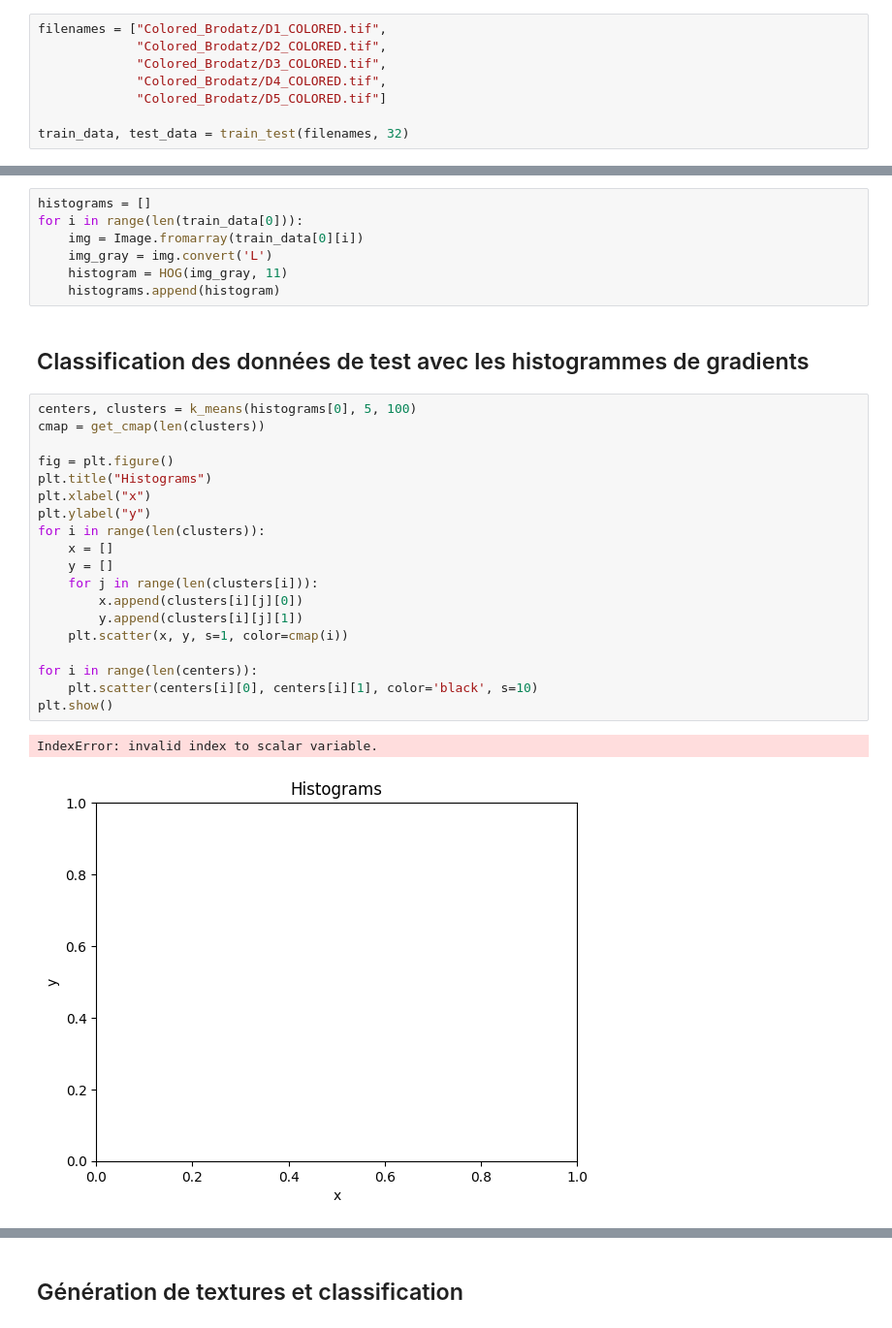
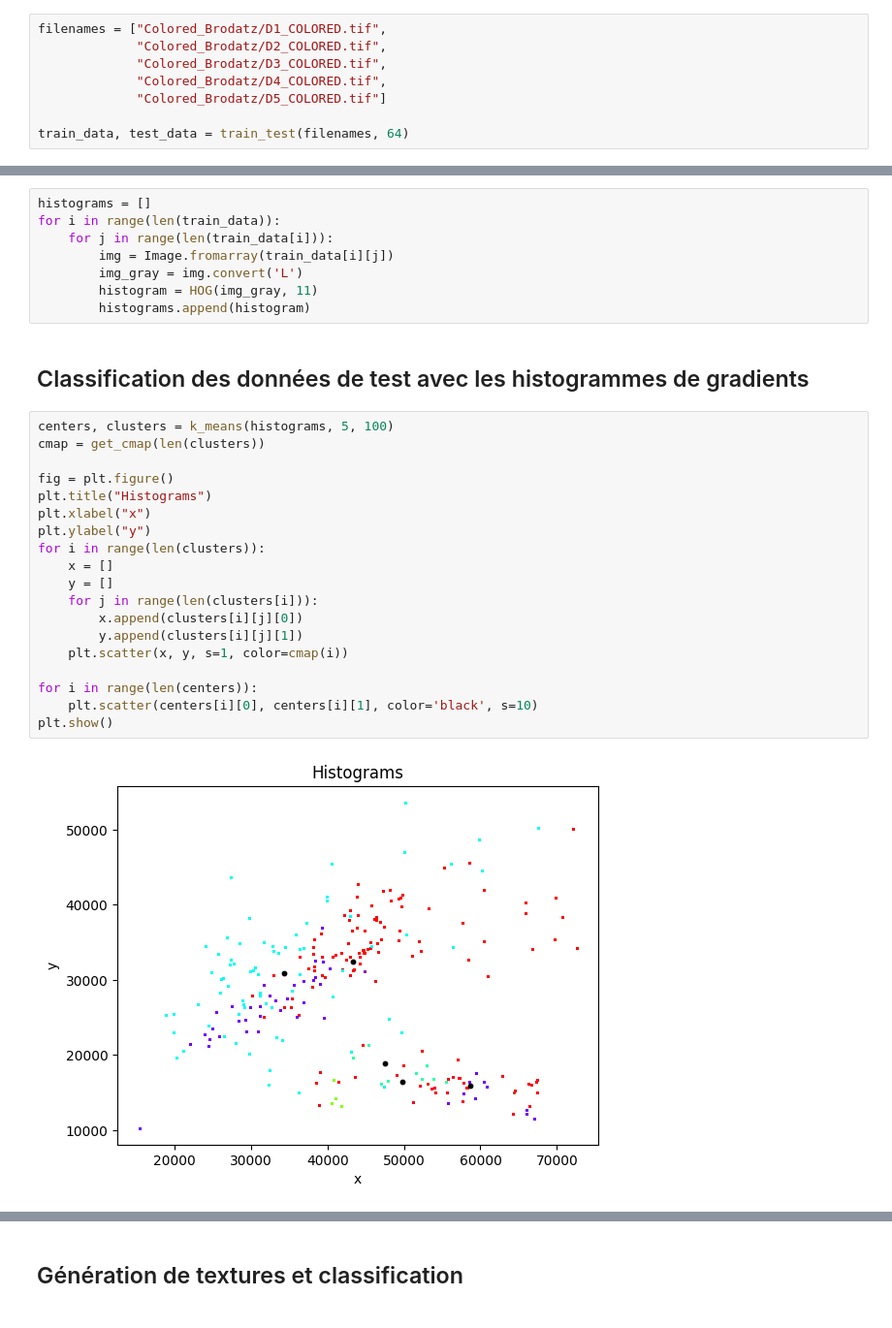
Before and after one commit to ljsp/Synthese-Classification-Textures, a Jupyter notebook: classification.ipynb, the cells around one changed output, grey strips where cells are left out. Shown at 97% size. Cells and saved outputs as stored; diff of their text form.

```diff
--- a/classification.ipynb
+++ b/classification.ipynb
@@ -195,7 +205,7 @@ filenames = ["Colored_Brodatz/D1_COLORED.tif",
              "Colored_Brodatz/D4_COLORED.tif",
              "Colored_Brodatz/D5_COLORED.tif"]
 
-train_data, test_data = train_test(filenames, 32)
+train_data, test_data = train_test(filenames, 64)
 # %% [markdown]
 ## Sauvegarde des patches (optionnel)
 # %%
@@ -230,33 +240,33 @@ plt.show()
 ## Calcul des histogrammes de gradients
 # %%
 histograms = []
-for i in range(len(train_data[0])):
-    img = Image.fromarray(train_data[0][i])
-    img_gray = img.convert('L')
-    histogram = HOG(img_gray, 11)
-    histograms.append(histogram)
+for i in range(len(train_data)):
+    for j in range(len(train_data[i])):
+        img = Image.fromarray(train_data[i][j])
+        img_gray = img.convert('L')
+        histogram = HOG(img_gray, 11)
+        histograms.append(histogram)
 # %% [markdown]
 ## Classification des données de test avec les histogrammes de gradients
 # %%
-centers, clusters = k_means(histograms[0], 5, 100)
+centers, clusters = k_means(histograms, 5, 100)
 cmap = get_cmap(len(clusters))
 
 fig = plt.figure()
 plt.title("Histograms")
 plt.xlabel("x")
 plt.ylabel("y")
 for i in range(len(clusters)):
     x = []
     y = []
     for j in range(len(clusters[i])):
         x.append(clusters[i][j][0])
         y.append(clusters[i][j][1])
     plt.scatter(x, y, s=1, color=cmap(i))
 
 for i in range(len(centers)):
     plt.scatter(centers[i][0], centers[i][1], color='black', s=10)
 plt.show()
 # %% [output]
-IndexError: invalid index to scalar variable.
-[figure, old version]
+[figure, new version]
 # %% [markdown]
```
Also changed, not shown: parts of 4 cells of this notebook.
